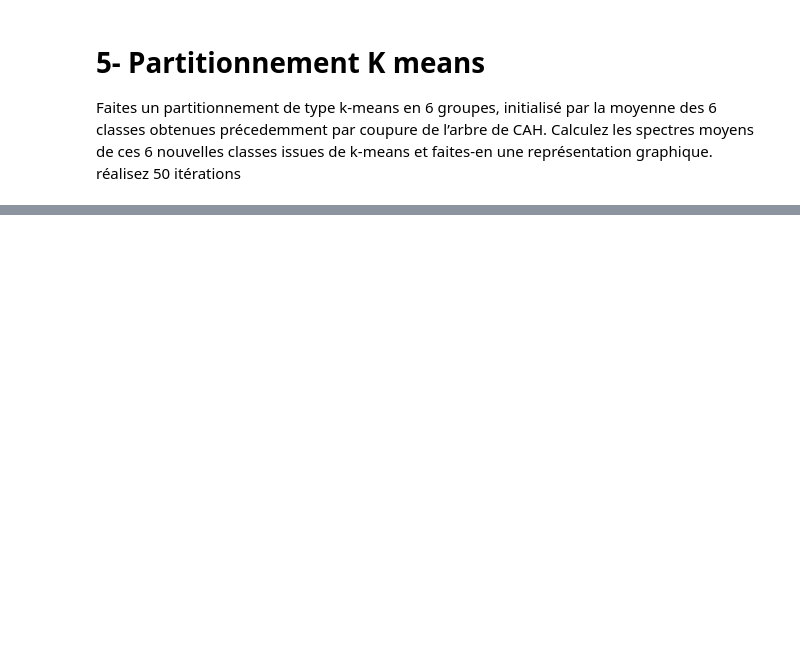
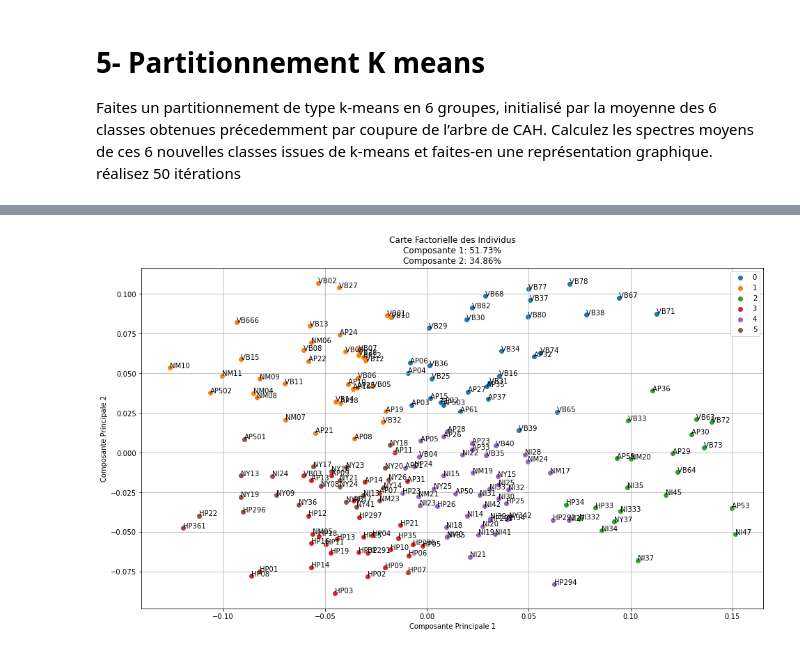
Before and after one commit to BigDwelcome/Chemoocs, a Jupyter notebook: Grain 6/Grain 6.ipynb, the cells around one changed output, grey strips where cells are left out. Cells and saved outputs as stored; diff of their text form; code cells hidden in the pictures; blank space fills up the shorter version.

```diff
--- a/Grain 6/Grain 6.ipynb
+++ b/Grain 6/Grain 6.ipynb
@@ -445,0 +474,5 @@ array([[ 3.04404733e-02,  4.96538685e-02, -6.36724414e-03,
+# %%
+labels_kmeans = kmeans.labels_
+plot_acp_individuals(score =score , plan_indices=(0,1), individual_names= noms_individus, class_labels= labels_kmeans, explained_variance=explained_variance)
+# %% [output]
+[figure, added]
```
Also changed, not shown: parts of 22 cells of this notebook.
